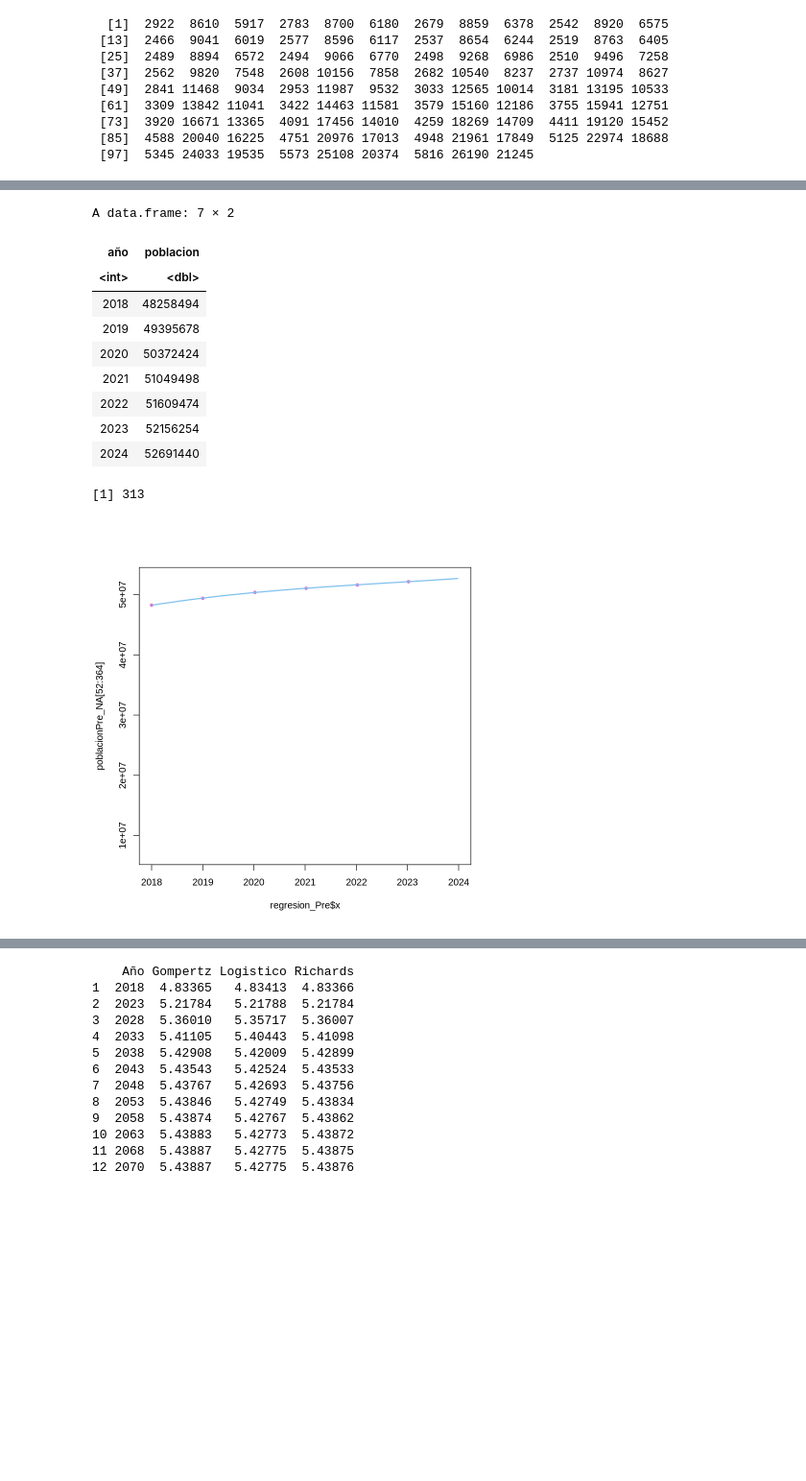
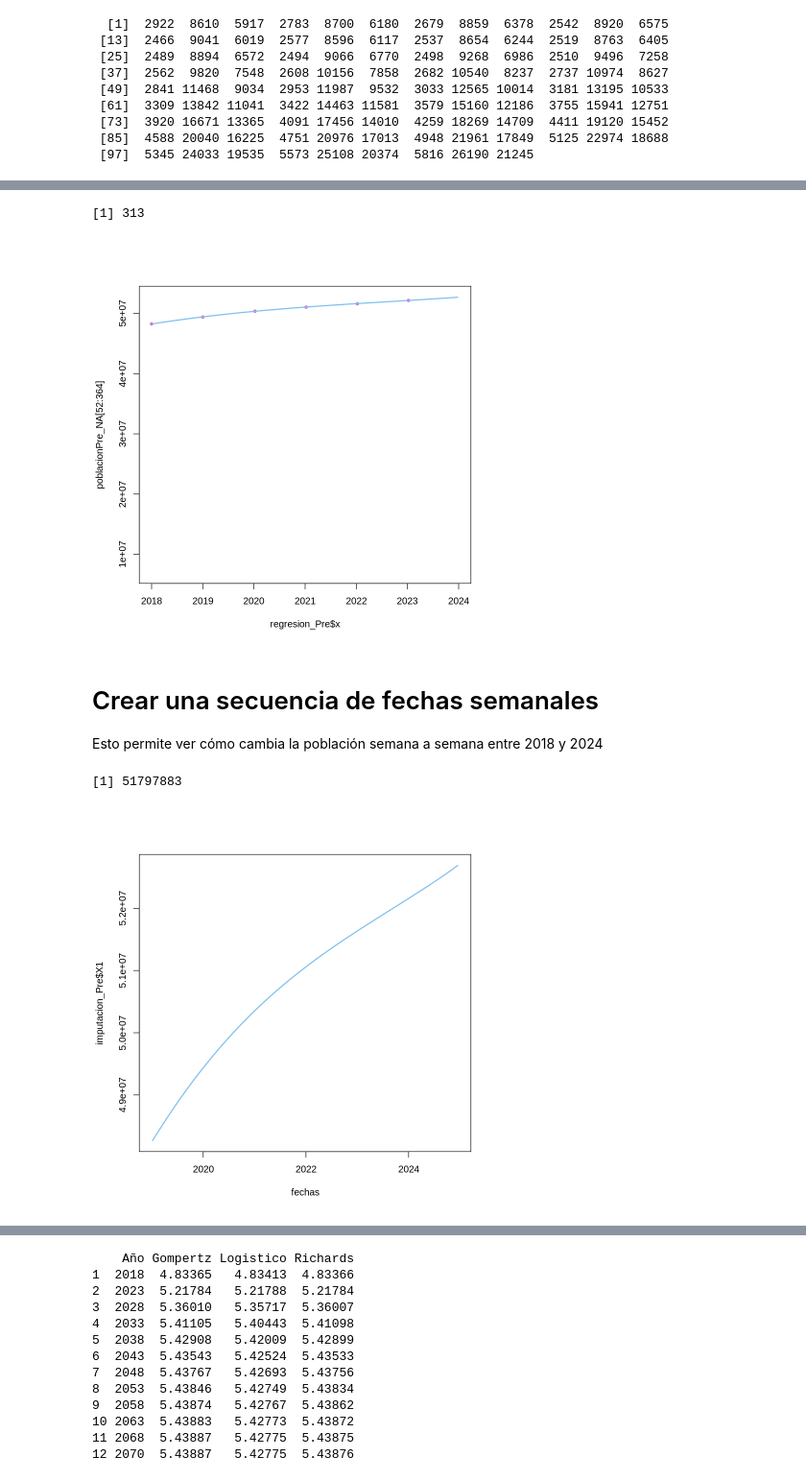
Before and after one commit to KarenPachon/An-lisis-comparativo-de-las-proyecciones-poblacionales-del-DANE-, a Jupyter notebook: Pre_covid.ipynb, the cells around one changed output, grey strips where cells are left out. Shown at 96% size. Cells and saved outputs as stored; diff of their text form; code cells hidden in the pictures; blank space fills up the shorter version.

```diff
--- a/Pre_covid.ipynb
+++ b/Pre_covid.ipynb
@@ -144,35 +183,20 @@ plot(poblacionPre_NA, pch = 20, ylim = c(0, max(na.omit(poblacionPre_NA))))
 # %%
-datosFinales_pre = data.frame(año = (2018:2024), poblacion =
-                             proy_NacPre2[1:7])
-datosFinales_pre
-
-#10
-regresion_Pre = frfast(datosFinales_pre[, 2] ~ datosFinales_pre[, 1], model =
-                        "np",
-                      p = 3, smooth = "kernel", kbin = (365-52))
-#11
-imputacion_Pre = data.frame(regresion_Pre$p)
-
-#12
 length(regresion_Pre$x)
 
 plot(regresion_Pre$x, poblacionPre_NA[52:364], pch = 20,
      ylim = c(7000000, max(na.omit(poblacionPre_NA))), col = "orchid")
 
 lines(regresion_Pre$x, imputacion_Pre$X1, lwd = 2, col = "skyblue2")
-
-#13
-fechas = seq(as.Date("2018-12-30"), as.Date("2024-12-28"), by = "week")
 # %% [output]
-A data.frame: 7 × 2
+[1] 313
-| año | poblacion |
-| <int> | <dbl> |
-| 2018 | 48258494 |
-| 2019 | 49395678 |
-| 2020 | 50372424 |
-| 2021 | 51049498 |
-| 2022 | 51609474 |
-| 2023 | 52156254 |
-| 2024 | 52691440 |
-[1] 313
 [figure]
+# %% [markdown]
+# Crear una secuencia de fechas semanales
+Esto permite ver cómo cambia la población semana a semana entre 2018 y 2024
+# %%
+fechas = seq(as.Date("2018-12-30"), as.Date("2024-12-28"), by = "week")
+imputacion_Pre$X1[which(fechas == as.Date("2023-04-23"))]
+plot(fechas, imputacion_Pre$X1, lwd = 2, col = "skyblue2", type = "l")
+# %% [output]
+[1] 51797883
+[figure, added]
```
Also changed, not shown: parts of 38 cells of this notebook.
